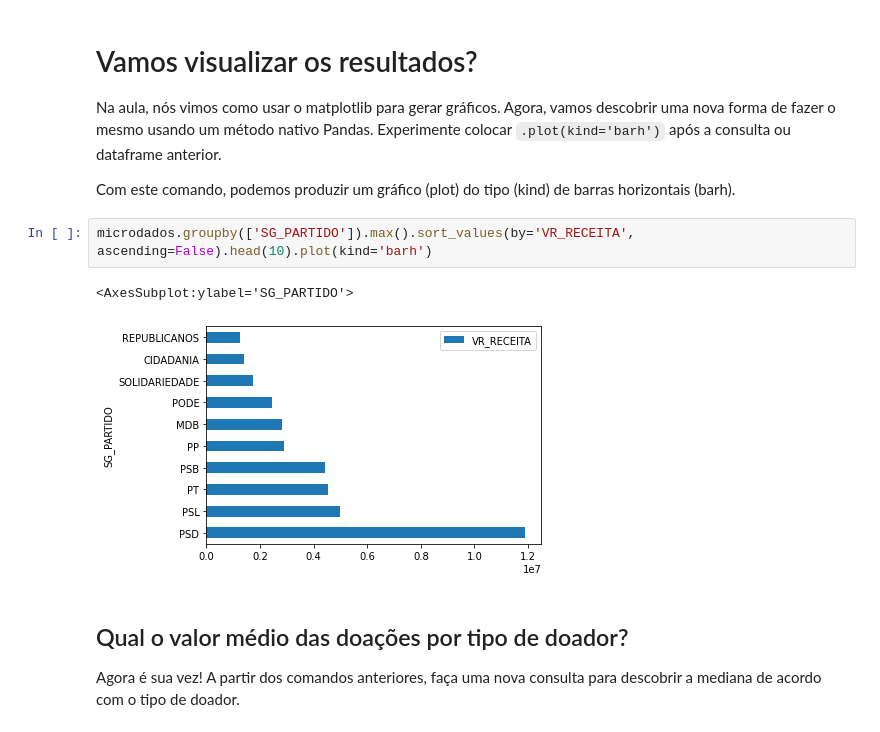
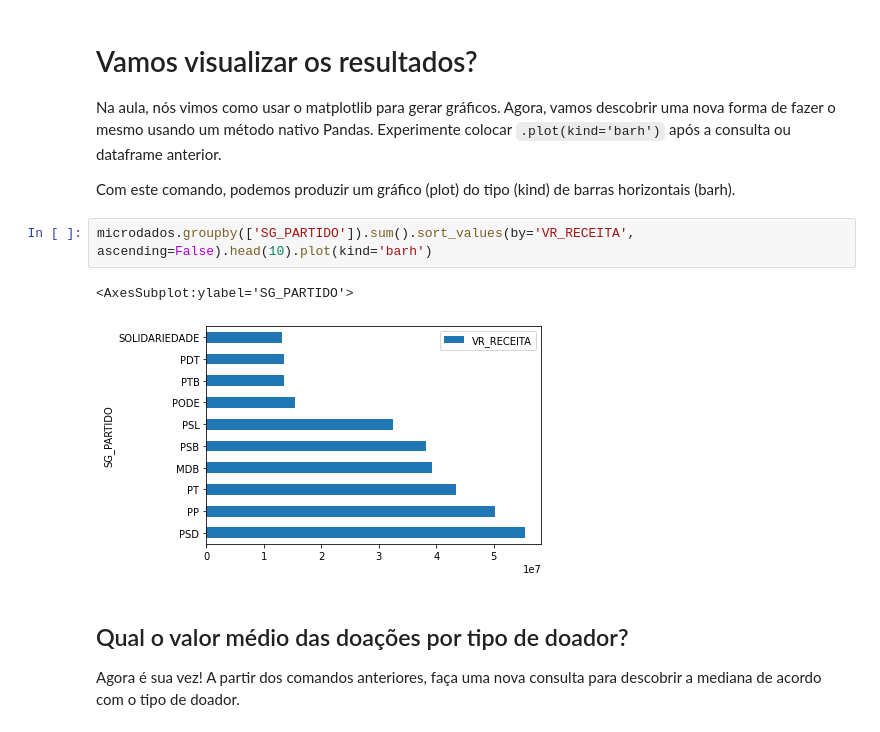
Before and after one commit to rg0wv0/python-inovacao-civica, a Jupyter notebook: semana_2/desafio/desafio.ipynb, the cells around one changed output. Drawn from its saved outputs; the diff is of its cells as text.

```diff
--- a/semana_2/desafio/desafio.ipynb
+++ b/semana_2/desafio/desafio.ipynb
@@ -251,10 +252,10 @@ Na aula, nós vimos como usar o matplotlib para gerar gráficos. Agora, vamos de
 
 Com este comando, podemos produzir um gráfico (plot) do tipo (kind) de barras horizontais (barh).
 # %%
-microdados.groupby(['SG_PARTIDO']).max().sort_values(by='VR_RECEITA', ascending=False).head(10).plot(kind='barh')
+microdados.groupby(['SG_PARTIDO']).sum().sort_values(by='VR_RECEITA', ascending=False).head(10).plot(kind='barh')
 # %% [output]
 <AxesSubplot:ylabel='SG_PARTIDO'>
-[figure, old version]
+[figure, new version]
 # %% [markdown]
 ## Qual o valor médio das doações por tipo de doador?
 
```
Also changed, not shown: parts of 3 cells of this notebook.
